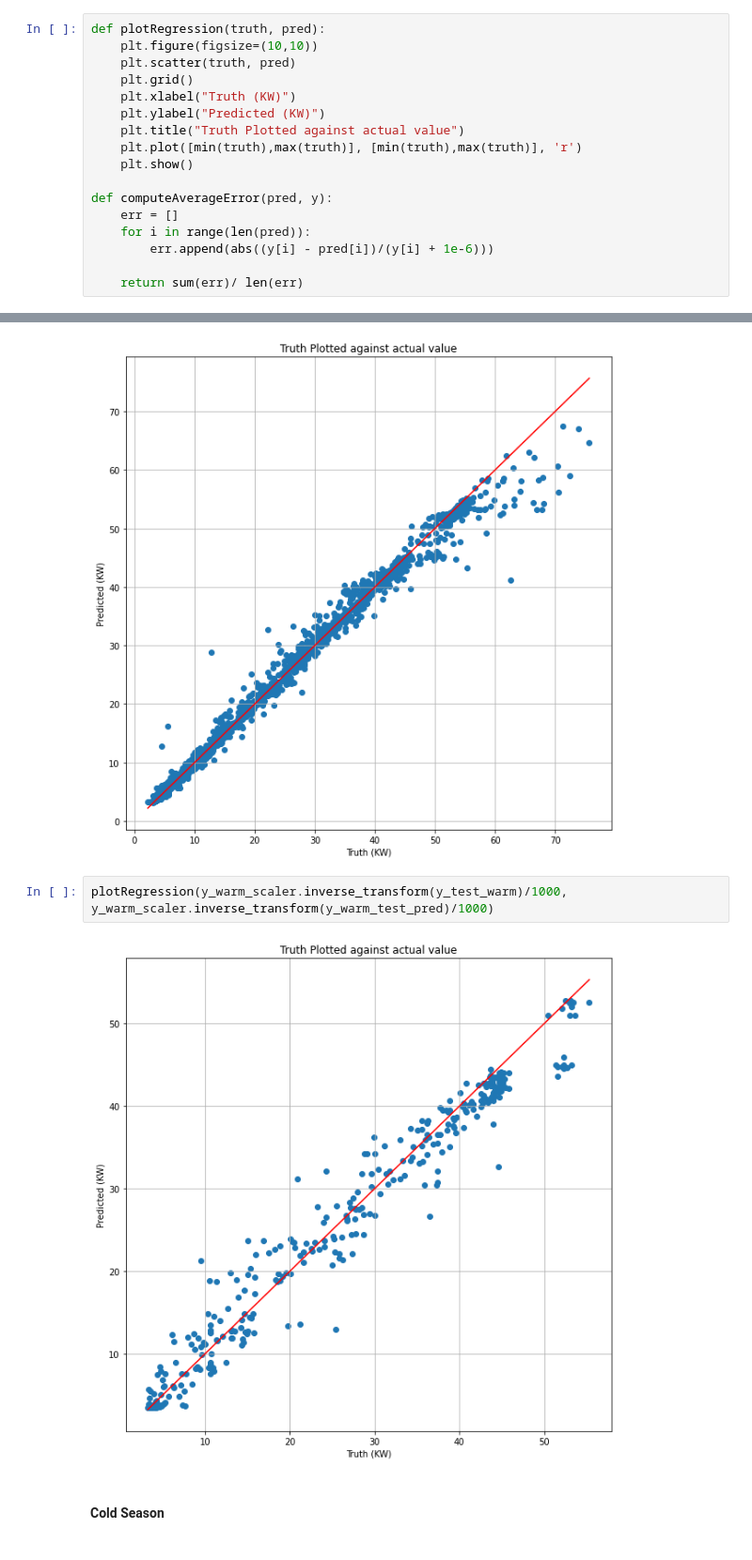
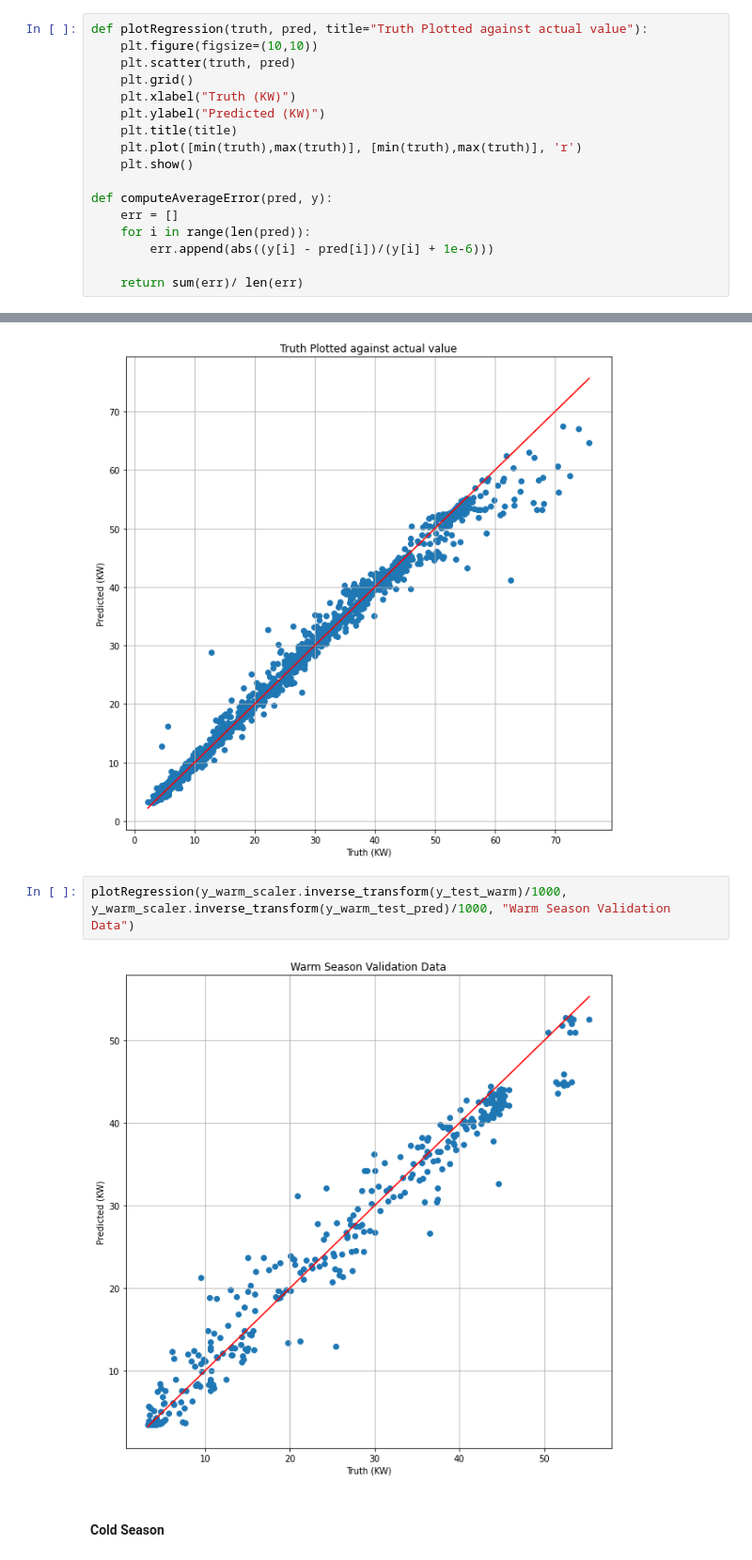
Before and after one commit to bradley-p/Solar_Energy_Forecasting, a Jupyter notebook: src/seasonal_learning.ipynb, the cells around one changed output, grey strips where cells are left out. Shown at 94% size. Saved outputs shown, nothing was run; the diff lists cells and outputs as text.

```diff
--- a/src/seasonal_learning.ipynb
+++ b/src/seasonal_learning.ipynb
@@ -14,13 +14,13 @@ from sklearn.ensemble import RandomForestRegressor
 # Error computer
 from score_regression import compute_scores
 # %%
-def plotRegression(truth, pred):
+def plotRegression(truth, pred, title="Truth Plotted against actual value"):
     plt.figure(figsize=(10,10))
     plt.scatter(truth, pred)
     plt.grid()
     plt.xlabel("Truth (KW)")
     plt.ylabel("Predicted (KW)")
-    plt.title("Truth Plotted against actual value")
+    plt.title(title)
     plt.plot([min(truth),max(truth)], [min(truth),max(truth)], 'r')
     plt.show()
 
@@ -148,9 +148,9 @@ plotRegression(y_warm_scaler.inverse_transform(y_train_warm)/1000, y_warm_scaler
 # %% [output]
 [figure]
 # %%
-plotRegression(y_warm_scaler.inverse_transform(y_test_warm)/1000, y_warm_scaler.inverse_transform(y_warm_test_pred)/1000)
+plotRegression(y_warm_scaler.inverse_transform(y_test_warm)/1000, y_warm_scaler.inverse_transform(y_warm_test_pred)/1000, "Warm Season Validation Data")
 # %% [output]
-[figure, old version]
+[figure, new version]
 # %% [markdown]
 #### Cold Season
 # %%
```
Also changed, not shown: parts of 1 cell of this notebook, 4 other files.
